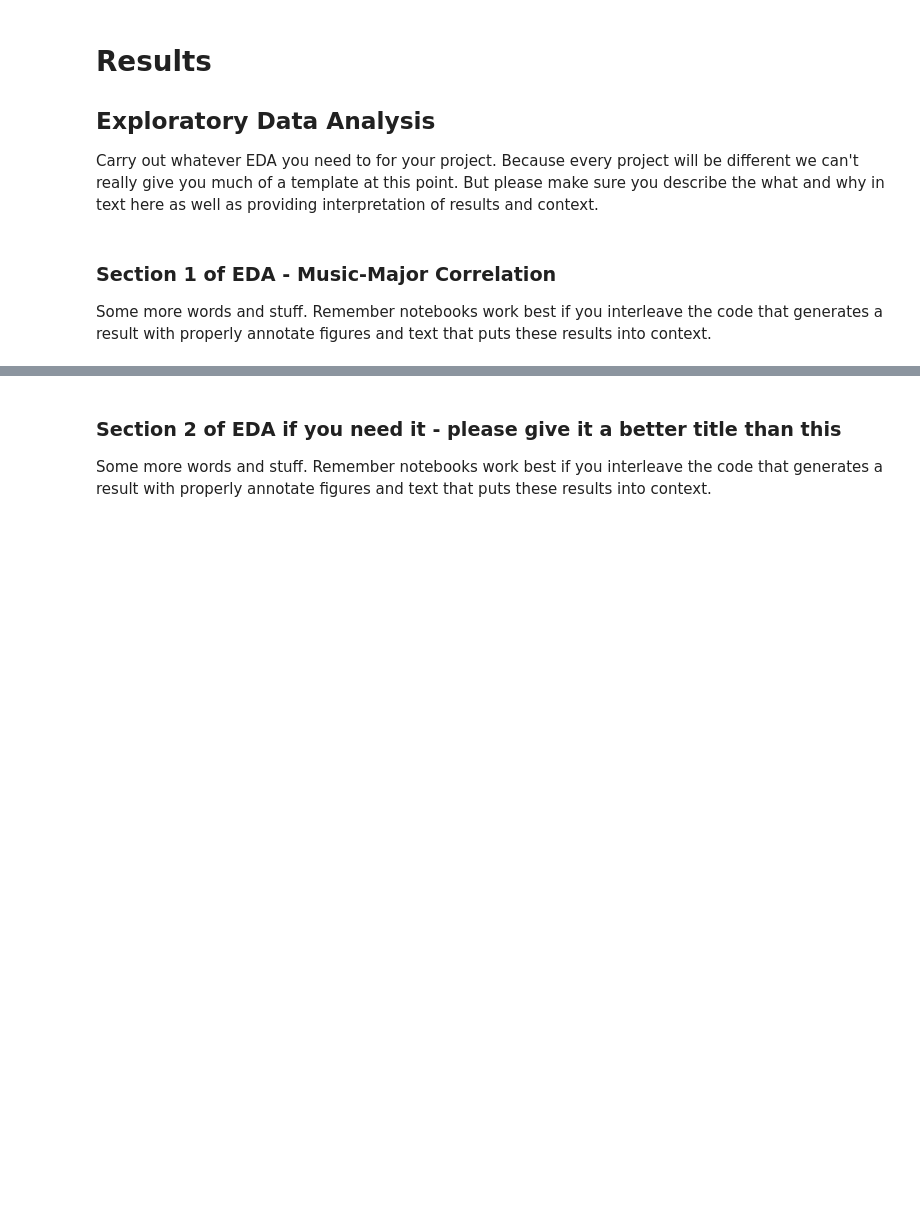
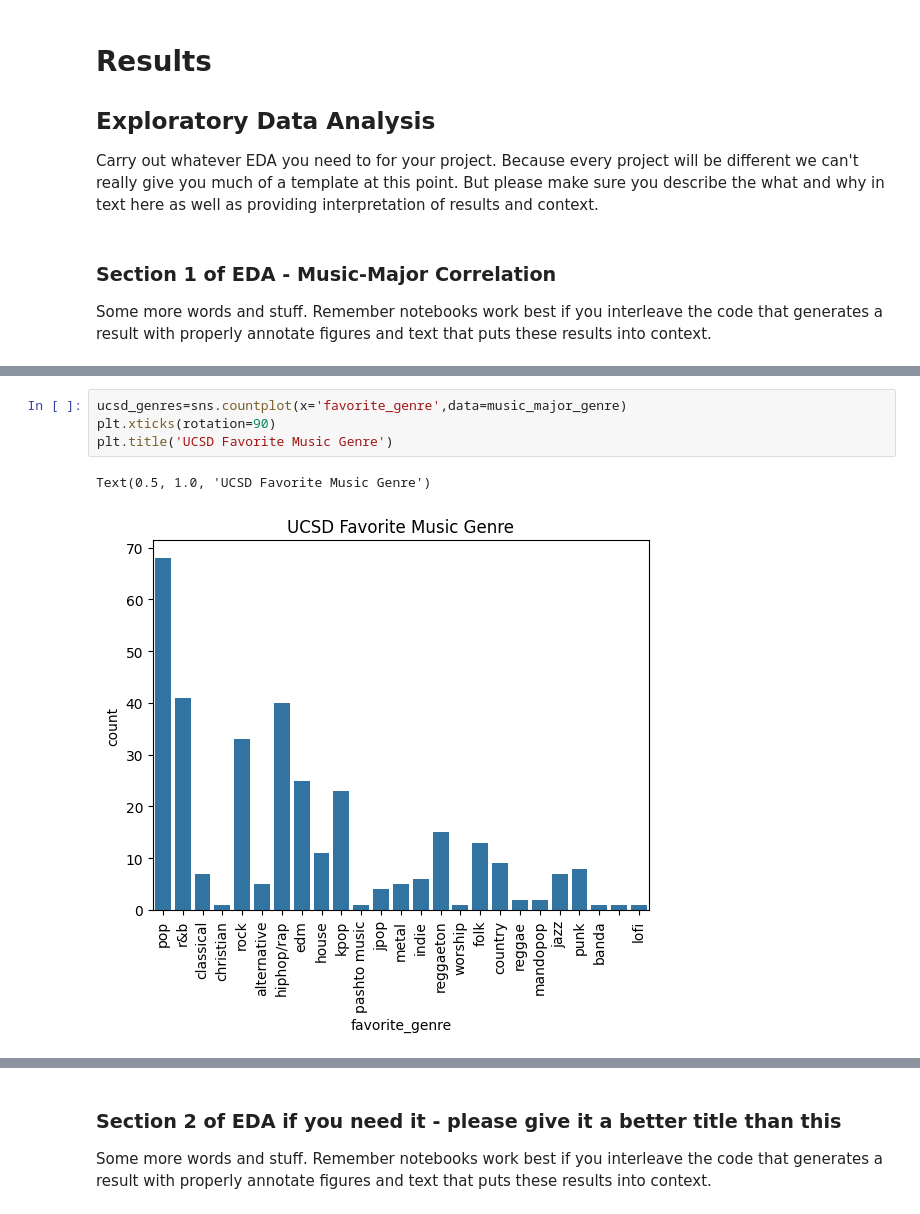
Before and after one commit to ninaahong/COGS108, a Jupyter notebook: EDACheckpoint_Group041_WI24.ipynb, the cells around one changed output, grey strips where cells are left out. Cells and saved outputs as stored; diff of their text form; blank space fills up the shorter version.

```diff
--- a/EDACheckpoint_Group041_WI24.ipynb
+++ b/EDACheckpoint_Group041_WI24.ipynb
@@ -577,0 +578,7 @@ plt.bar('Pulitzer Prize Winners and Finalists, 1990-2003', data=pulitzer)
+# %%
+ucsd_genres=sns.countplot(x='favorite_genre',data=music_major_genre)
+plt.xticks(rotation=90)
+plt.title('UCSD Favorite Music Genre')
+# %% [output]
+Text(0.5, 1.0, 'UCSD Favorite Music Genre')
+[figure, added]
```
Also changed, not shown: parts of 5 cells of this notebook.
